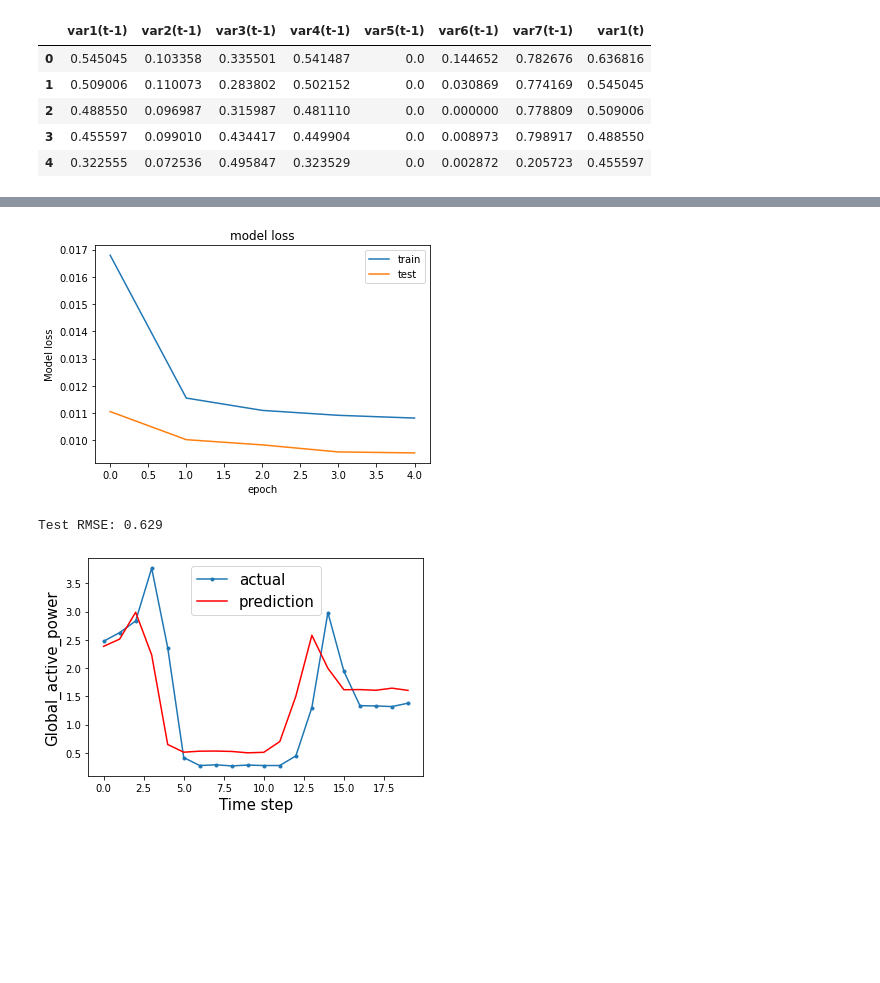
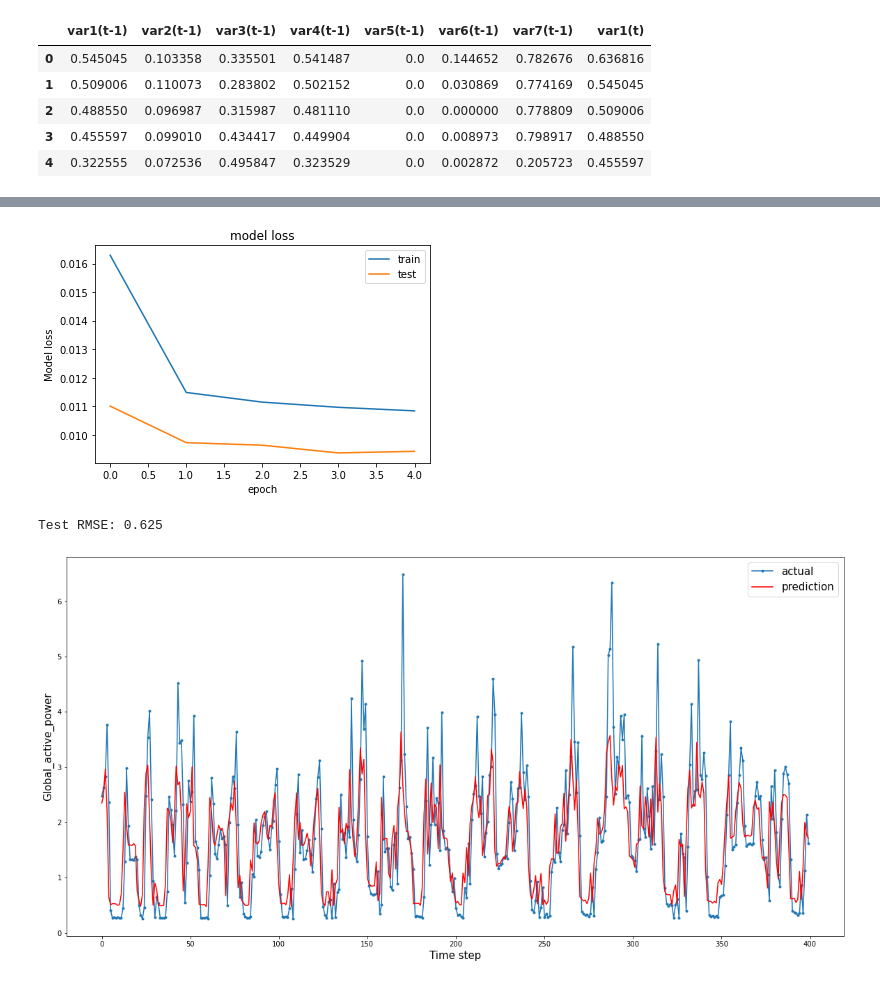
Before and after one commit to rakiiibul/House-hold-electrice-power-consumptiuon_LSTM, a Jupyter notebook: main.ipynb, the cells around one changed output, grey strips where cells are left out. Cells and saved outputs as stored; diff of their text form; code cells hidden in the pictures; blank space fills up the shorter version.

```diff
--- a/main.ipynb
+++ b/main.ipynb
@@ -107,0 +117,10 @@ df.shape
+# %%
+i = 1
+cols=[0, 1, 3, 4, 5, 6]
+plt.figure(figsize=(20, 10))
+for col in cols:
+    plt.subplot(len(cols), 1, i)
+    plt.plot(df.resample('M').mean().values[:, col])
+    plt.title(df.columns[col] + ' data resample over month for mean', y=0.75, loc='left')
+    i += 1
+plt.show()
@@ -107,0 +129,10 @@ df.shape
+# %%
+i = 1
+cols=[0, 1, 3, 4, 5, 6]
+plt.figure(figsize=(20, 10))
+for col in cols:
+    plt.subplot(len(cols), 1, i)
+    plt.plot(df.resample('D').mean().values[:, col])
+    plt.title(df.columns[col] + ' data resample over day for mean', y=0.75, loc='center')
+    i += 1
+plt.show()
@@ -154,11 +176,0 @@ KeyError: 'year'
-# %%
-#Global Active Power Consumption in Weekdays vs. Weekends
-dic={0:'Weekend',1:'Weekday'}
-df['Day'] = df.weekday.map(dic)
-a=plt.figure(figsize=(9,4))
-plt1=sns.boxplot('year','Global_active_power',hue='Day',width=0.6,fliersize=3,
-                    data=df)
-a.legend(loc='upper center', bbox_to_anchor=(0.5, 1.00), shadow=True, ncol=2)
-sns.despine(left=True, bottom=True)
-plt.xlabel('')
-plt.tight_layout()
@@ -272,7 +282,7 @@ plt.xlabel('epoch')
 plt.legend(['train', 'test'], loc='upper right')
 plt.show()
 # %% [output]
-[figure, old version]
+[figure, new version]
 # %%
 # make a prediction
 yhat = model.predict(test_x)
@@ -290,14 +300,16 @@ inv_y = inv_y[:,0]
 rmse = np.sqrt(mean_squared_error(inv_y, inv_yhat))
 print('Test RMSE: %.3f' % rmse)
 # %% [output]
-Test RMSE: 0.629
+Test RMSE: 0.625
 # %%
-x_range=[x for x in range(20)]
-plt.plot(x_range, inv_y[:20], marker='.', label="actual")
-plt.plot(x_range, inv_yhat[:20], 'r', label="prediction")
+range_len=400
+plt.figure(figsize=(20, 10))
+x_range=[x for x in range(range_len)]
+plt.plot(x_range, inv_y[:range_len], marker='.', label="actual")
+plt.plot(x_range, inv_yhat[:range_len], 'r', label="prediction")
 plt.ylabel('Global_active_power', size=15)
 plt.xlabel('Time step', size=15)
 plt.legend(fontsize=15)
 plt.show()
 # %% [output]
-[figure, old version]
+[figure, new version]
```
Also changed, not shown: parts of 13 cells of this notebook.
